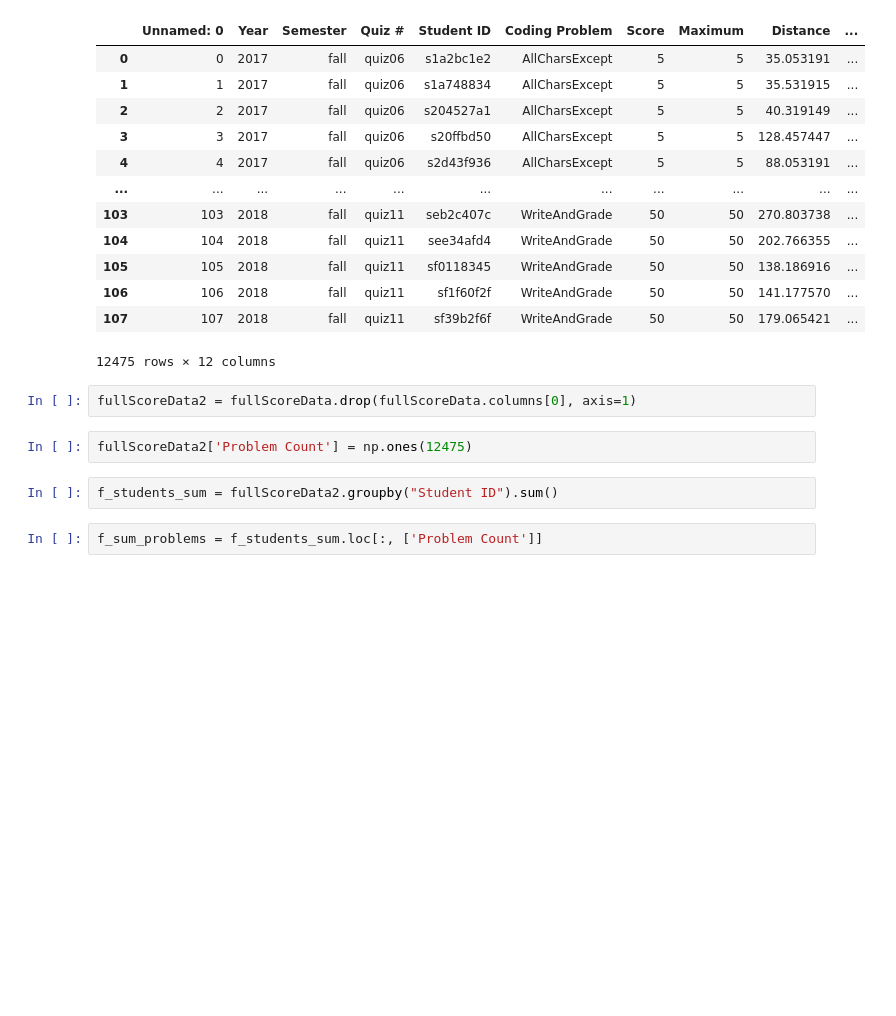
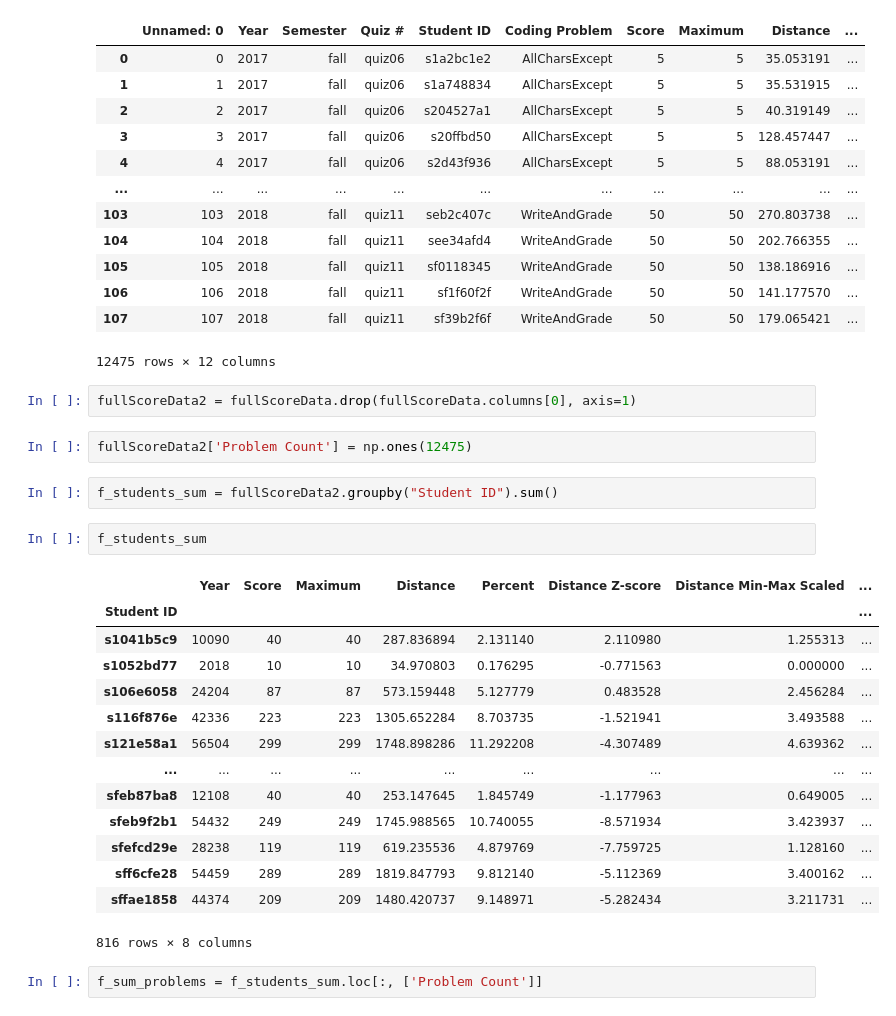
Before and after one commit to elijah-chou/HonorsThesis-CodeToAST, a Jupyter notebook: data-analysis/Total Questions and Total Correct Questions by Student.ipynb, the cells around one changed output. Saved outputs shown, nothing was run; the diff lists cells and outputs as text; blank space fills up the shorter version.

```diff
--- a/data-analysis/Total Questions and Total Correct Questions by Student.ipynb
+++ b/data-analysis/Total Questions and Total Correct Questions by Student.ipynb
@@ -87,5 +87,22 @@ fullScoreData2 = fullScoreData.drop(fullScoreData.columns[0], axis=1)
 fullScoreData2['Problem Count'] = np.ones(12475)
 # %%
 f_students_sum = fullScoreData2.groupby("Student ID").sum()
+# %%
+f_students_sum
+# %% [output]
+|  | Year | Score | Maximum | Distance | Percent | Distance Z-score | Distance Min-Max Scaled | ... |
+| Student ID |  |  |  |  |  |  |  | ... |
+| s1041b5c9 | 10090 | 40 | 40 | 287.836894 | 2.131140 | 2.110980 | 1.255313 | ... |
+| s1052bd77 | 2018 | 10 | 10 | 34.970803 | 0.176295 | -0.771563 | 0.000000 | ... |
+| s106e6058 | 24204 | 87 | 87 | 573.159448 | 5.127779 | 0.483528 | 2.456284 | ... |
+| s116f876e | 42336 | 223 | 223 | 1305.652284 | 8.703735 | -1.521941 | 3.493588 | ... |
+| s121e58a1 | 56504 | 299 | 299 | 1748.898286 | 11.292208 | -4.307489 | 4.639362 | ... |
+| ... | ... | ... | ... | ... | ... | ... | ... | ... |
+| sfeb87ba8 | 12108 | 40 | 40 | 253.147645 | 1.845749 | -1.177963 | 0.649005 | ... |
+| sfeb9f2b1 | 54432 | 249 | 249 | 1745.988565 | 10.740055 | -8.571934 | 3.423937 | ... |
+| sfefcd29e | 28238 | 119 | 119 | 619.235536 | 4.879769 | -7.759725 | 1.128160 | ... |
+| sff6cfe28 | 54459 | 289 | 289 | 1819.847793 | 9.812140 | -5.112369 | 3.400162 | ... |
+| sffae1858 | 44374 | 209 | 209 | 1480.420737 | 9.148971 | -5.282434 | 3.211731 | ... |
+816 rows × 8 columns
 # %%
 f_sum_problems = f_students_sum.loc[:, ['Problem Count']]
```
Also changed, not shown: parts of 18 cells of this notebook, 4 other files.
